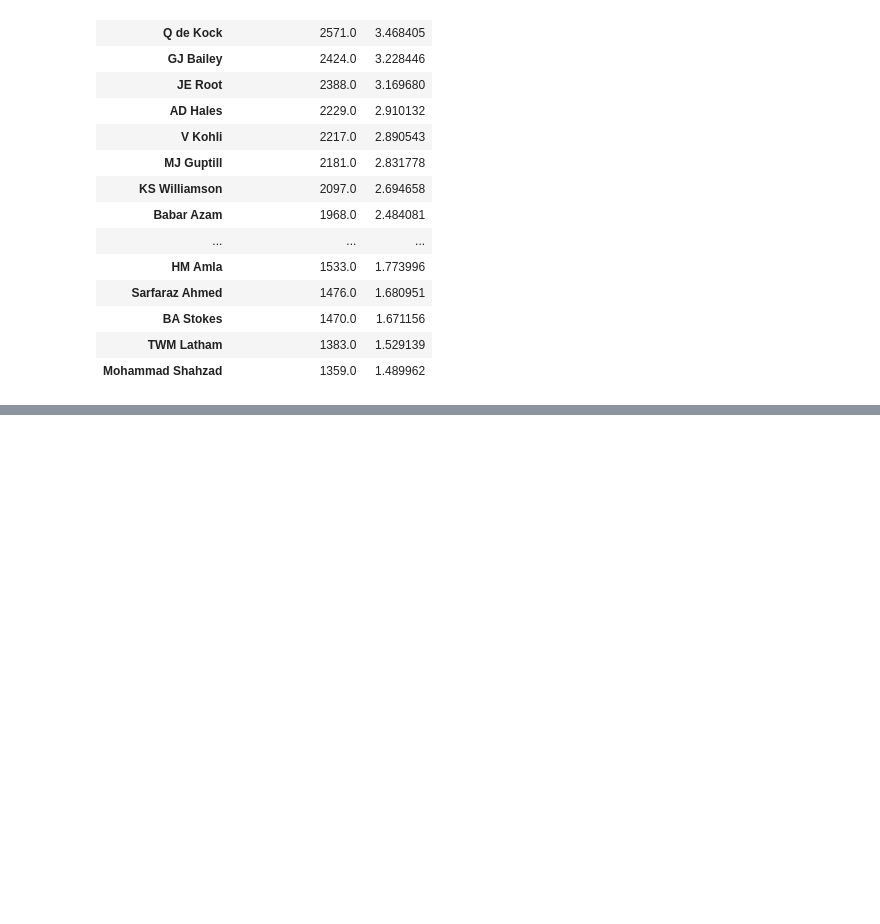
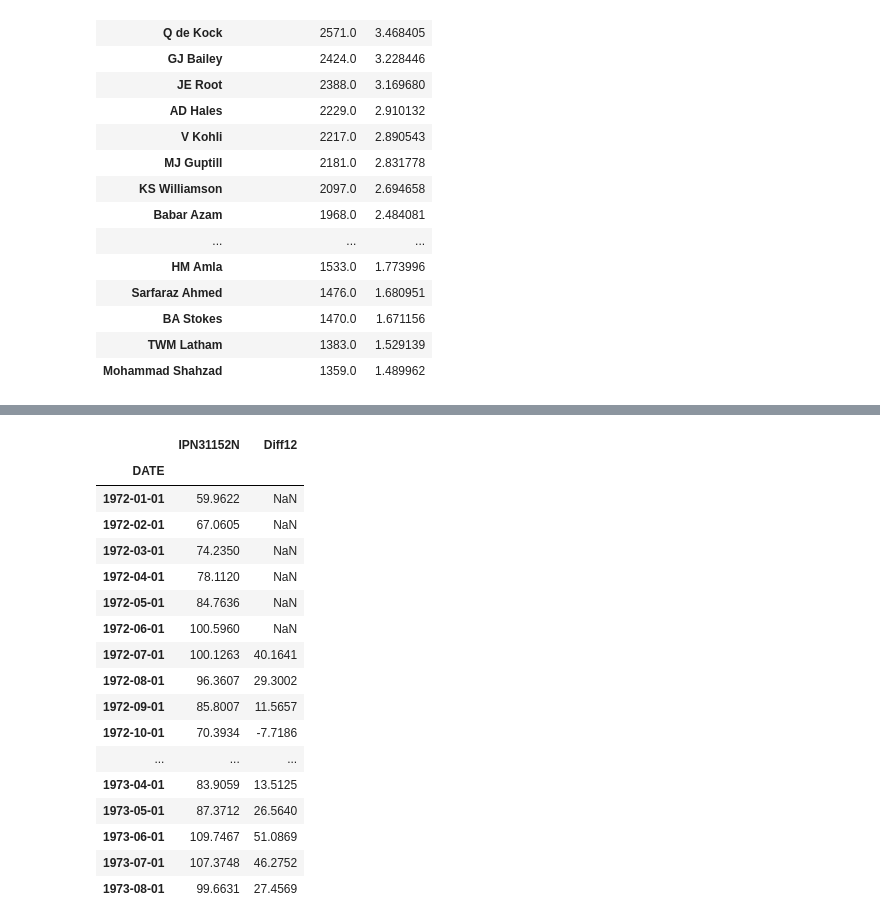
Before and after one commit to Mechturncoder/data_analystic, a Jupyter notebook: practise_ZScore.ipynb, the cells around one changed output, grey strips where cells are left out. Cells and saved outputs as stored; diff of their text form; code cells hidden in the pictures; blank space fills up the shorter version.

```diff
--- a/practise_ZScore.ipynb
+++ b/practise_ZScore.ipynb
@@ -204,0 +208,3 @@ df_2016.head(25)
+# %%
+cream_df = pd.read_csv("./data_pd/ice_cream.csv")
+cream_df.head()
@@ -204,0 +243,22 @@ df_2016.head(25)
+# %%
+ice_df['Diff12'] = ice_df['IPN31152N'].diff(6)    #this will show null to start with
+ice_df.head(20)
+# %% [output]
+|  | IPN31152N | Diff12 |
+| DATE |  |  |
+| 1972-01-01 | 59.9622 | NaN |
+| 1972-02-01 | 67.0605 | NaN |
+| 1972-03-01 | 74.2350 | NaN |
+| 1972-04-01 | 78.1120 | NaN |
+| 1972-05-01 | 84.7636 | NaN |
+| 1972-06-01 | 100.5960 | NaN |
+| 1972-07-01 | 100.1263 | 40.1641 |
+| 1972-08-01 | 96.3607 | 29.3002 |
+| 1972-09-01 | 85.8007 | 11.5657 |
+| 1972-10-01 | 70.3934 | -7.7186 |
+| ... | ... | ... |
+| 1973-04-01 | 83.9059 | 13.5125 |
+| 1973-05-01 | 87.3712 | 26.5640 |
+| 1973-06-01 | 109.7467 | 51.0869 |
+| 1973-07-01 | 107.3748 | 46.2752 |
+| 1973-08-01 | 99.6631 | 27.4569 |
```
Also changed, not shown: parts of 13 cells of this notebook, 2 other files.
